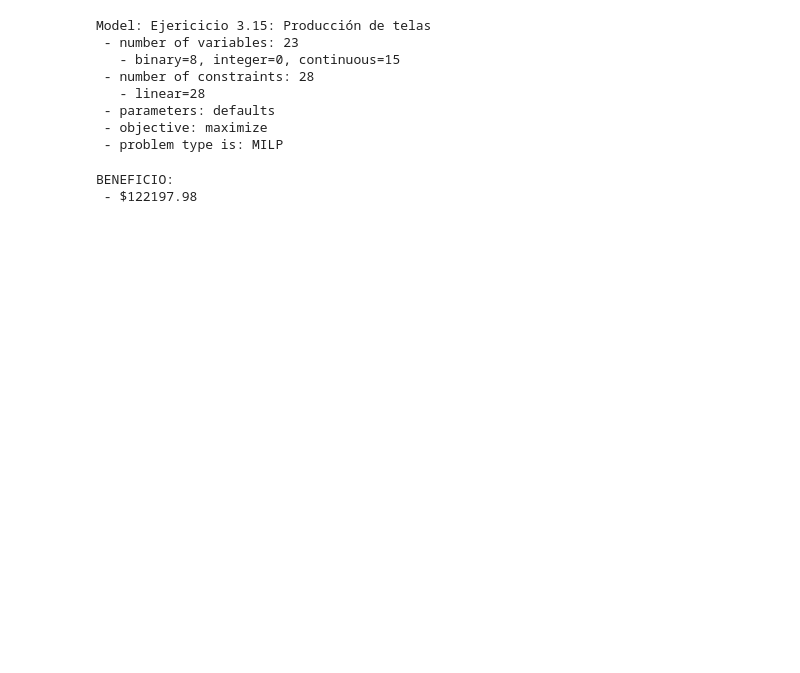
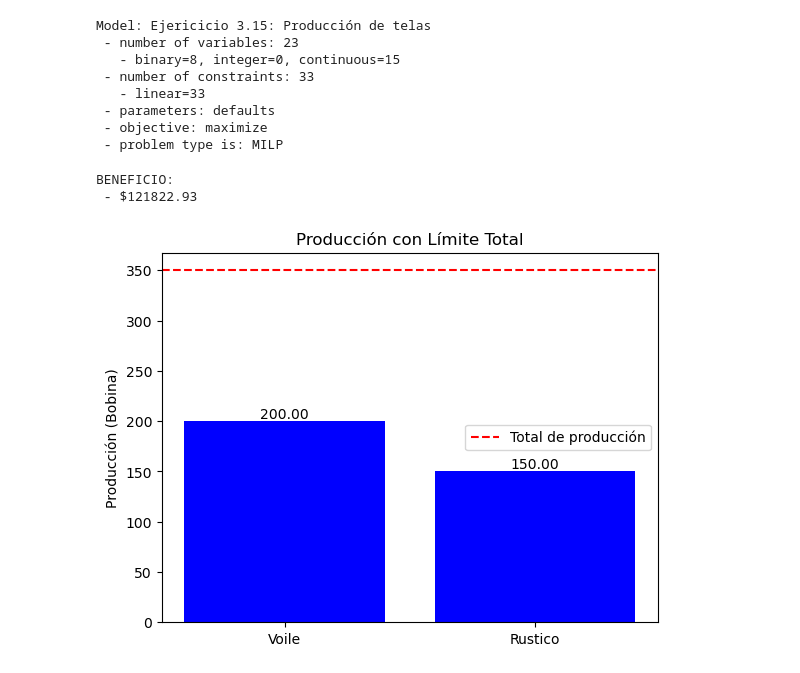
Before and after one commit to NJGodoy/MO1, a Jupyter notebook: Ejercicio_3_15/Ejercicio_3_15.ipynb, the cells around one changed output. Cells and saved outputs as stored; diff of their text form; code cells hidden in the pictures; blank space fills up the shorter version.

```diff
--- a/Ejercicio_3_15/Ejercicio_3_15.ipynb
+++ b/Ejercicio_3_15/Ejercicio_3_15.ipynb
@@ -148,18 +149,16 @@ for i in range(1,INTERVALOS_DEFICIT):
 mdl.add_constraint(mdl.sum(es_deficit_i[intervalo] for intervalo in range(1, INTERVALOS_DEFICIT)) <= 1)
 # Si se compra, no se produce
 M1 = 10000
-# for tela in telas:
-#     mdl.add_constraint(tela_vendida[tela] == tela_comprada[tela] + tela_producida[tela])
-#     mdl.add_constraint(tela_producida[tela] >= LIMITE_PRODUCCION * se_produce[tela])
-#     mdl.add_constraint(tela_producida[tela] <= M1 * se_produce[tela])
-#     mdl.add_constraint(tela_comprada[tela] <= M1*(1 - se_produce[tela]))
+for tela in telas:
+    mdl.add_constraint(tela_producida[tela] >= LIMITE_PRODUCCION * se_produce[tela])
+    mdl.add_constraint(tela_producida[tela] <= M1 * se_produce[tela])
+    mdl.add_constraint(tela_comprada[tela] <= M1*(1 - se_produce[tela]))
 # Ahorro
 mdl.add_constraint(mdl.sum(tela_producida[tela] for tela in telas) >= LIM_AHORRO * se_ahorra)
 # Voile embaladas
 M2 = 10000
 telas_producidas = tela_producida['Rustico'] + tela_producida['Voile']
 telas_vendidas = tela_vendida['Rustico'] +  tela_vendida['Voile']
-mdl.add_constraint(telas_vendidas == telas_producidas + voile_embaladas)
 LIMITE_EMBALAJE = 950
 mdl.add_constraint(telas_producidas >= LIMITE_EMBALAJE * embalaje_extra)
 mdl.add_constraint(telas_producidas <= LIMITE_EMBALAJE)
@@ -176,8 +175,8 @@ mdl.print_information()
 Model: Ejericicio 3.15: Producción de telas
  - number of variables: 23
    - binary=8, integer=0, continuous=15
- - number of constraints: 28
-   - linear=28
+ - number of constraints: 33
+   - linear=33
  - parameters: defaults
  - objective: maximize
  - problem type is: MILP
@@ -191,4 +190,24 @@ else:
     print("No se encontro solución.")
 # %% [output]
 BENEFICIO:
- - $122197.98
+ - $121822.93
+# %%
+# Datos necesarios
+telas_producidas_graph = {tela: tela_producida[tela].solution_value for tela in telas if tela_producida[tela].solution_value > 0}
+total = sum(telas_producidas_graph.values())
+
+fig, ax = plt.subplots()
+bars = ax.bar(telas_producidas_graph.keys(), telas_producidas_graph.values(), color='blue')
+ax.axhline(y=total, color='r', linestyle='--', label='Total de producción')
+ax.set_ylabel('Producción (Bobina)')
+ax.set_title('Producción con Límite Total')
+ax.legend()
+
+# Mostrar el valor sobre cada barra
+for bar in bars:
+    height = bar.get_height()
+    plt.text(bar.get_x() + bar.get_width() / 2.0, height, f'{height:.2f}', ha='center', va='bottom')
+
+plt.show()
+# %% [output]
+[figure, added]
```
Also changed, not shown: parts of 3 cells of this notebook.
